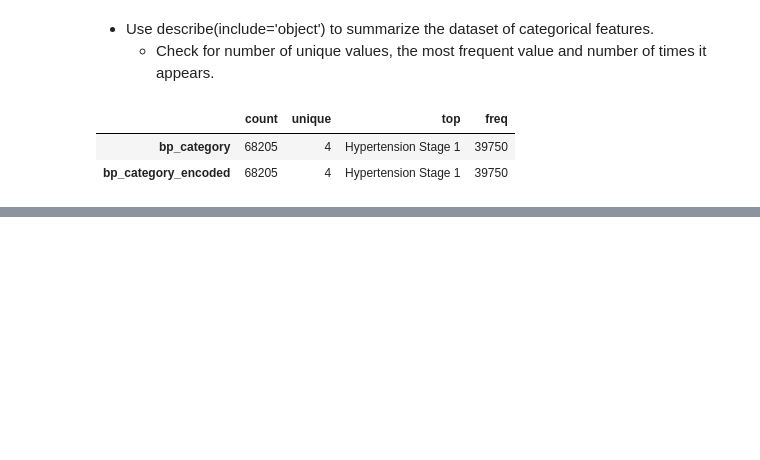
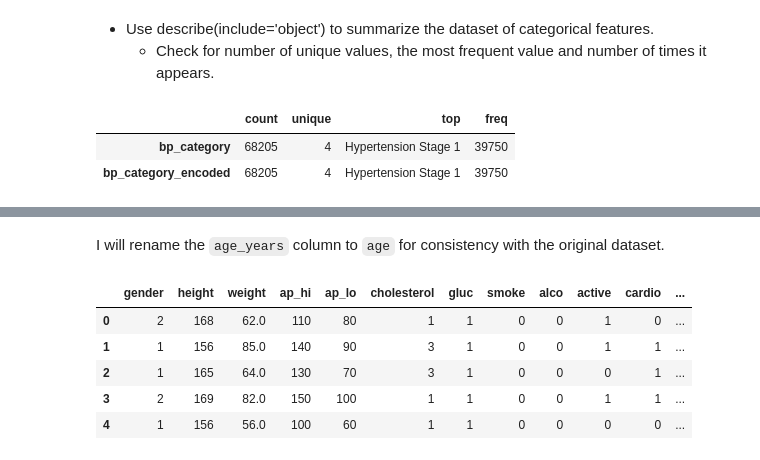
Before and after one commit to mrnnasir/diabetes_risk, a Jupyter notebook: jupyter_notebooks/1. EDA.ipynb, the cells around one changed output, grey strips where cells are left out. Drawn from its saved outputs; the diff is of its cells as text; code cells hidden in the pictures; blank space fills up the shorter version.

```diff
--- a/jupyter_notebooks/1. EDA.ipynb
+++ b/jupyter_notebooks/1. EDA.ipynb
@@ -157,0 +184,12 @@ except Exception as e:
+# %% [markdown]
+I will rename the `age_years` column to `age` for consistency with the original dataset.
+# %%
+df.rename(columns = {'age_years': 'age',}, inplace=True)
+df.head()
+# %% [output]
+|  | gender | height | weight | ap_hi | ap_lo | cholesterol | gluc | smoke | alco | active | cardio | ... |
+| 0 | 2 | 168 | 62.0 | 110 | 80 | 1 | 1 | 0 | 0 | 1 | 0 | ... |
+| 1 | 1 | 156 | 85.0 | 140 | 90 | 3 | 1 | 0 | 0 | 1 | 1 | ... |
+| 2 | 1 | 165 | 64.0 | 130 | 70 | 3 | 1 | 0 | 0 | 0 | 1 | ... |
+| 3 | 2 | 169 | 82.0 | 150 | 100 | 1 | 1 | 0 | 0 | 1 | 1 | ... |
+| 4 | 1 | 156 | 56.0 | 100 | 60 | 1 | 1 | 0 | 0 | 0 | 0 | ... |
```
Also changed, not shown: parts of 19 cells of this notebook, 2 other files.
